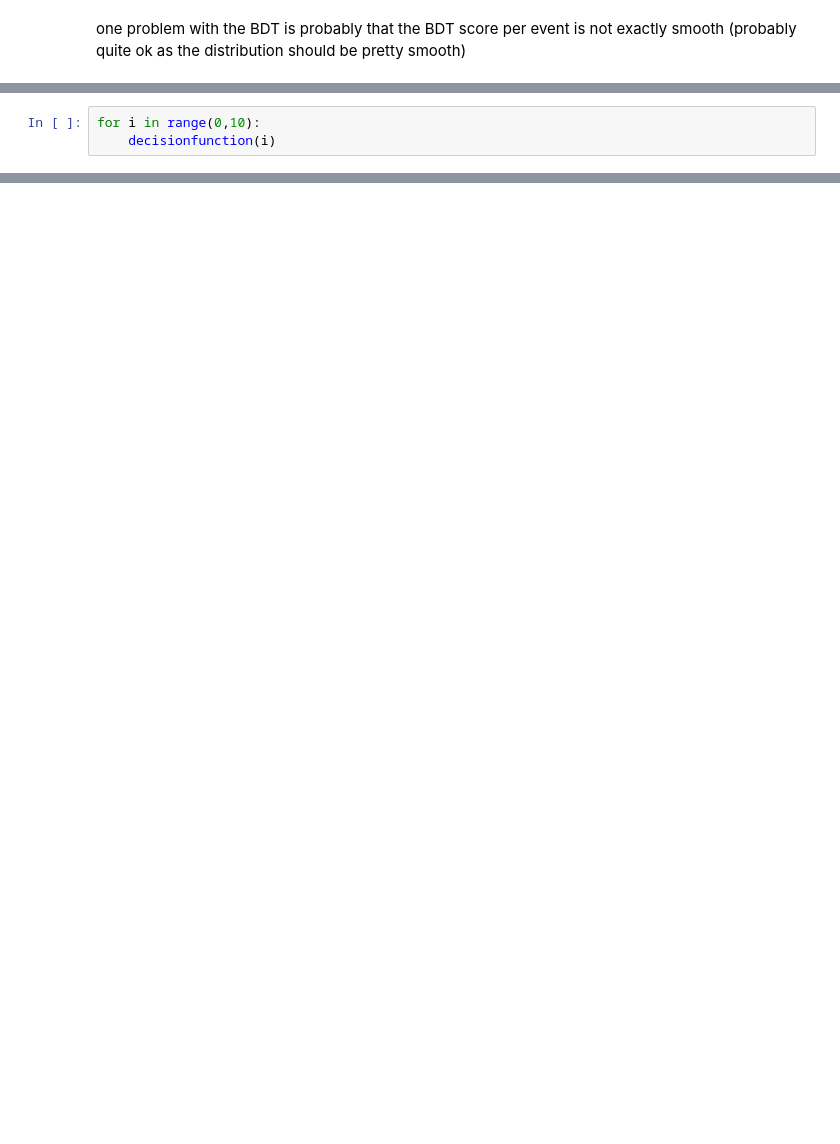
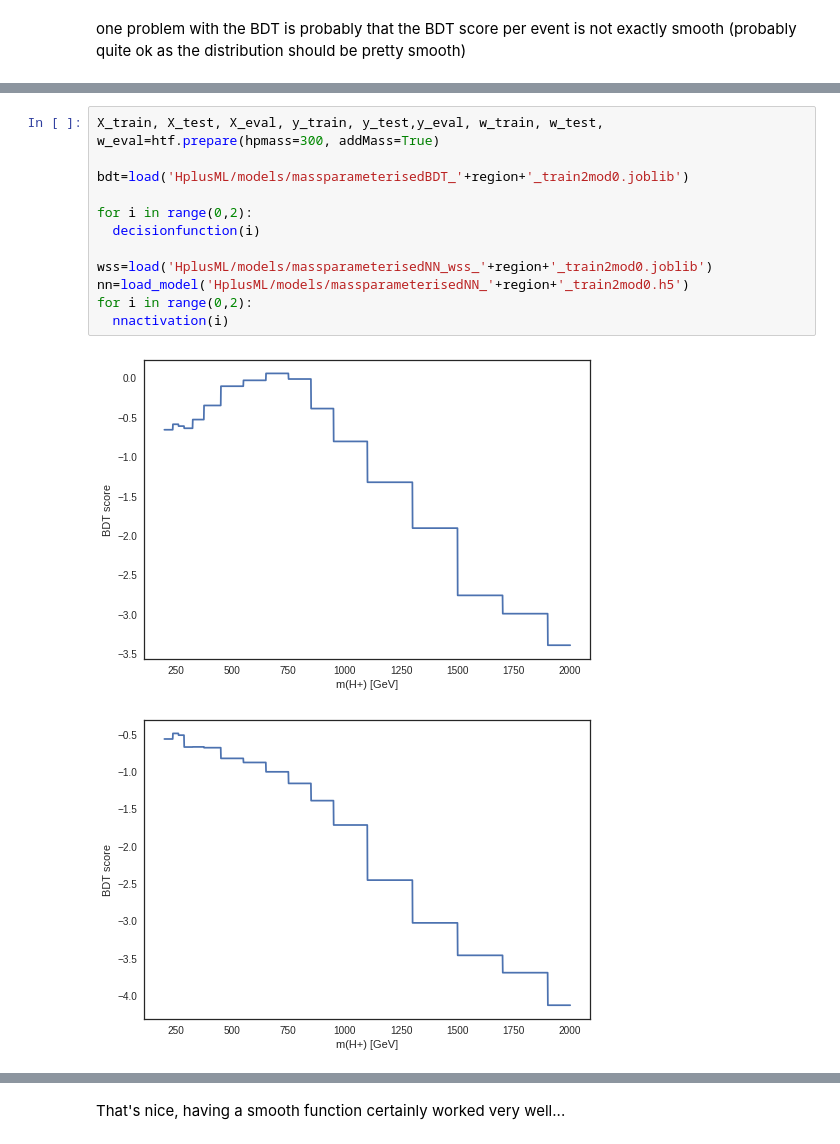
Before and after one commit to asalvadorsalas/HplusML, a Jupyter notebook: MassParameterisedNN.ipynb, the cells around one changed output, grey strips where cells are left out. Drawn from its saved outputs; the diff is of its cells as text; blank space fills up the shorter version.

```diff
--- a/MassParameterisedNN.ipynb
+++ b/MassParameterisedNN.ipynb
@@ -447,3 +509,0 @@ def decisionfunction(eventnumber):
-# %%
-for i in range(0,10):
-    decisionfunction(i)
@@ -460,0 +510,15 @@ for i in range(0,10):
+# %%
+X_train, X_test, X_eval, y_train, y_test,y_eval, w_train, w_test, w_eval=htf.prepare(hpmass=300, addMass=True)
+
+bdt=load('HplusML/models/massparameterisedBDT_'+region+'_train2mod0.joblib')
+
+for i in range(0,2):
+  decisionfunction(i)
+
+wss=load('HplusML/models/massparameterisedNN_wss_'+region+'_train2mod0.joblib')
+nn=load_model('HplusML/models/massparameterisedNN_'+region+'_train2mod0.h5')
+for i in range(0,2):
+  nnactivation(i)
+# %% [output]
+[figure, added]
+[figure, added]
@@ -460,0 +527,2 @@ for i in range(0,10):
+# %% [markdown]
+That's nice, having a smooth function certainly worked very well...
```
Also changed, not shown: parts of 40 cells of this notebook.
